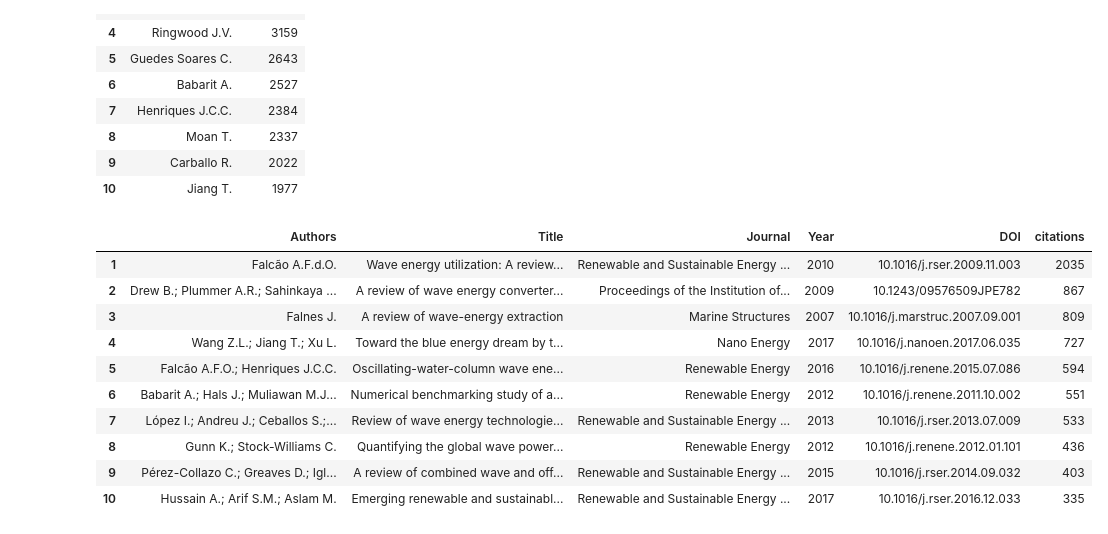
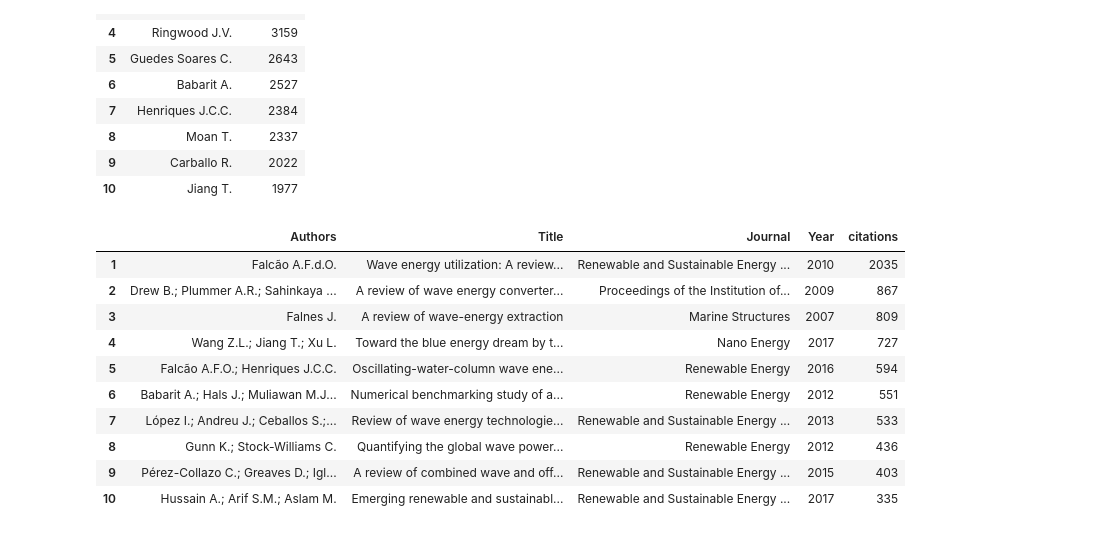
Before and after one commit to joaochenriques/PAS_STATS, a Jupyter notebook: WaveEnergyStatistics.ipynb, the cells around one changed output. Cells and saved outputs as stored; diff of their text form; code cells hidden in the pictures.

```diff
--- a/WaveEnergyStatistics.ipynb
+++ b/WaveEnergyStatistics.ipynb
@@ -286,42 +284,42 @@ for n, ( authors, title, journal, year, DOI, citations, stage ) in enumerate( zi
 # %%
 sorted_papers_rank_dic = { k: v for k, v in sorted( papers_rank_dic.items(), key=lambda item: item[1].citations, reverse=True ) }
 
 df_authors_name_lst = []
 df_title_lst = []
 df_journal_lst = []
 df_year_lst = []
 df_DOI_lst = []
 df_citations_lst = []
 
 df_papers_rank_dic = {
         "Authors": df_authors_name_lst,
         "Title": df_title_lst,
         "Journal": df_journal_lst,
         "Year": df_year_lst,
-        "DOI": df_DOI_lst,
+        # "DOI": df_DOI_lst,
         "citations": df_citations_lst
 }
 
 for n, dt in enumerate( sorted_papers_rank_dic.values() ):
     df_authors_name_lst.append( dt.authors )
     df_title_lst.append( dt.title )
     df_journal_lst.append( dt.journal )
     df_year_lst.append( dt.year )
     df_DOI_lst.append( dt.DOI )
     df_citations_lst.append( dt.citations )
 
 df = pd.DataFrame( df_papers_rank_dic )
 df.index = df.index + 1
 left_align( df.head(10) )
 # %% [output]
-|  | Authors | Title | Journal | Year | DOI | citations |
-| 1 | Falcão A.F.d.O. | Wave energy utilization: A review... | Renewable and Sustainable Energy ... | 2010 | 10.1016/j.rser.2009.11.003 | 2035 |
-| 2 | Drew B.; Plummer A.R.; Sahinkaya ... | A review of wave energy converter... | Proceedings of the Institution of... | 2009 | 10.1243/09576509JPE782 | 867 |
-| 3 | Falnes J. | A review of wave-energy extraction | Marine Structures | 2007 | 10.1016/j.marstruc.2007.09.001 | 809 |
-| 4 | Wang Z.L.; Jiang T.; Xu L. | Toward the blue energy dream by t... | Nano Energy | 2017 | 10.1016/j.nanoen.2017.06.035 | 727 |
-| 5 | Falcão A.F.O.; Henriques J.C.C. | Oscillating-water-column wave ene... | Renewable Energy | 2016 | 10.1016/j.renene.2015.07.086 | 594 |
-| 6 | Babarit A.; Hals J.; Muliawan M.J... | Numerical benchmarking study of a... | Renewable Energy | 2012 | 10.1016/j.renene.2011.10.002 | 551 |
-| 7 | López I.; Andreu J.; Ceballos S.;... | Review of wave energy technologie... | Renewable and Sustainable Energy ... | 2013 | 10.1016/j.rser.2013.07.009 | 533 |
-| 8 | Gunn K.; Stock-Williams C. | Quantifying the global wave power... | Renewable Energy | 2012 | 10.1016/j.renene.2012.01.101 | 436 |
-| 9 | Pérez-Collazo C.; Greaves D.; Igl... | A review of combined wave and off... | Renewable and Sustainable Energy ... | 2015 | 10.1016/j.rser.2014.09.032 | 403 |
-| 10 | Hussain A.; Arif S.M.; Aslam M. | Emerging renewable and sustainabl... | Renewable and Sustainable Energy ... | 2017 | 10.1016/j.rser.2016.12.033 | 335 |
+|  | Authors | Title | Journal | Year | citations |
+| 1 | Falcão A.F.d.O. | Wave energy utilization: A review... | Renewable and Sustainable Energy ... | 2010 | 2035 |
+| 2 | Drew B.; Plummer A.R.; Sahinkaya ... | A review of wave energy converter... | Proceedings of the Institution of... | 2009 | 867 |
+| 3 | Falnes J. | A review of wave-energy extraction | Marine Structures | 2007 | 809 |
+| 4 | Wang Z.L.; Jiang T.; Xu L. | Toward the blue energy dream by t... | Nano Energy | 2017 | 727 |
+| 5 | Falcão A.F.O.; Henriques J.C.C. | Oscillating-water-column wave ene... | Renewable Energy | 2016 | 594 |
+| 6 | Babarit A.; Hals J.; Muliawan M.J... | Numerical benchmarking study of a... | Renewable Energy | 2012 | 551 |
+| 7 | López I.; Andreu J.; Ceballos S.;... | Review of wave energy technologie... | Renewable and Sustainable Energy ... | 2013 | 533 |
+| 8 | Gunn K.; Stock-Williams C. | Quantifying the global wave power... | Renewable Energy | 2012 | 436 |
+| 9 | Pérez-Collazo C.; Greaves D.; Igl... | A review of combined wave and off... | Renewable and Sustainable Energy ... | 2015 | 403 |
+| 10 | Hussain A.; Arif S.M.; Aslam M. | Emerging renewable and sustainabl... | Renewable and Sustainable Energy ... | 2017 | 335 |
```
Also changed, not shown: parts of 1 cell of this notebook.
